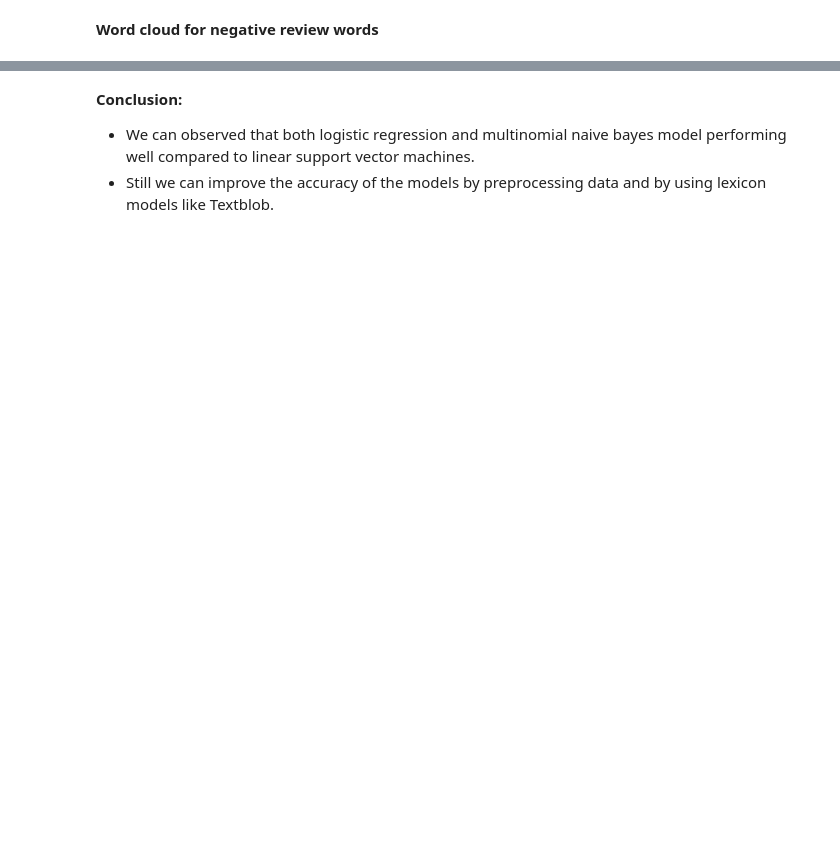
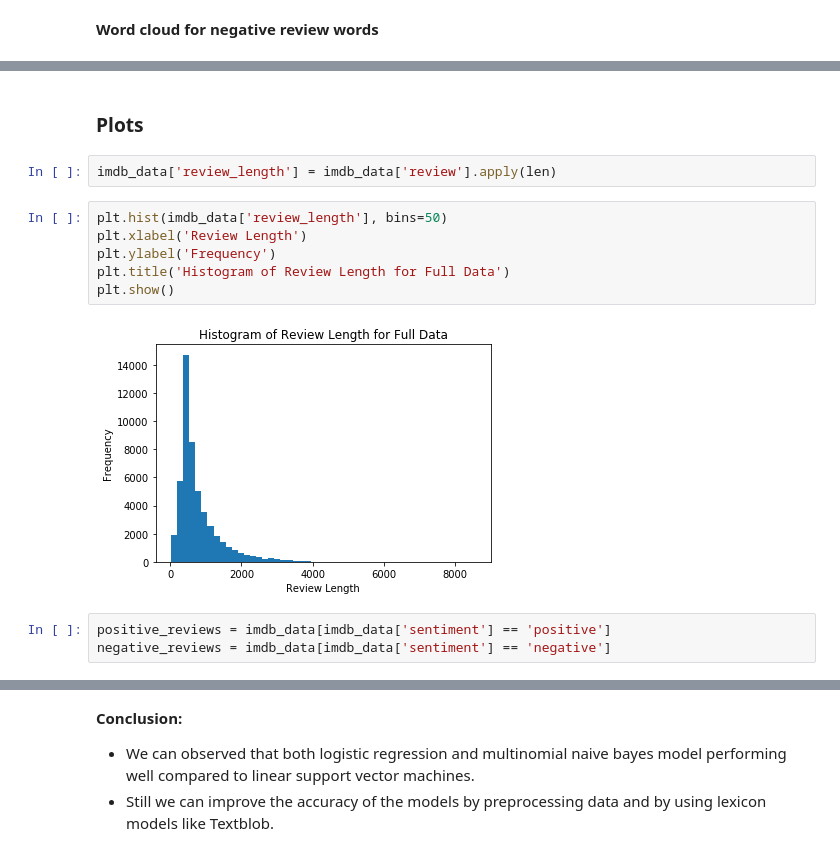
Before and after one commit to kbdharun/ML-Lab, a Jupyter notebook: Lab6/NBC-sentiment-analysis-IMDB.ipynb, the cells around one changed output, grey strips where cells are left out. Drawn from its saved outputs; the diff is of its cells as text; blank space fills up the shorter version.

Commit message:
feat: add additional plots for IMDB NBC

```diff
--- a/Lab6/NBC-sentiment-analysis-IMDB.ipynb
+++ b/Lab6/NBC-sentiment-analysis-IMDB.ipynb
@@ -562,0 +577,15 @@ plt.show
+# %% [markdown]
+### Plots
+# %%
+imdb_data['review_length'] = imdb_data['review'].apply(len)
+# %%
+plt.hist(imdb_data['review_length'], bins=50)
+plt.xlabel('Review Length')
+plt.ylabel('Frequency')
+plt.title('Histogram of Review Length for Full Data')
+plt.show()
+# %% [output]
+[figure, added]
+# %%
+positive_reviews = imdb_data[imdb_data['sentiment'] == 'positive']
+negative_reviews = imdb_data[imdb_data['sentiment'] == 'negative']
```
Also changed, not shown: parts of 9 cells of this notebook.
